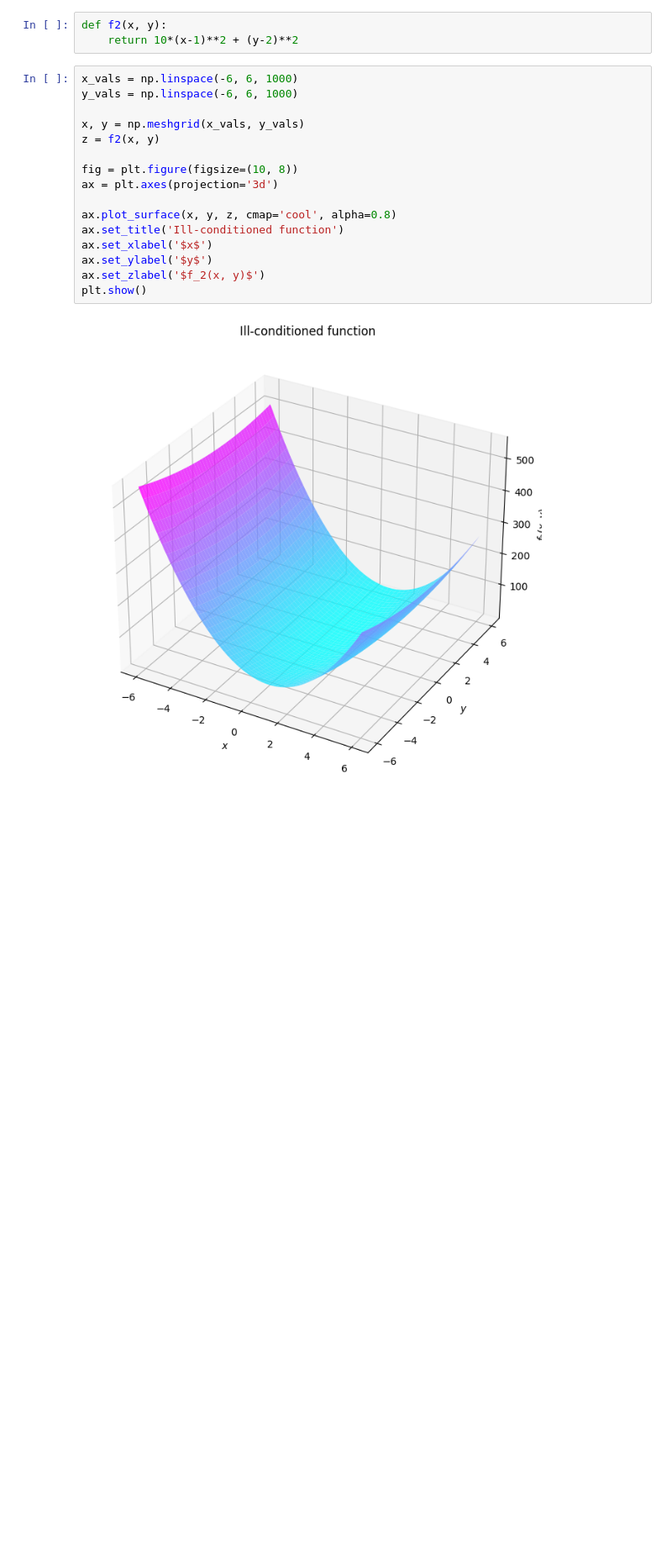
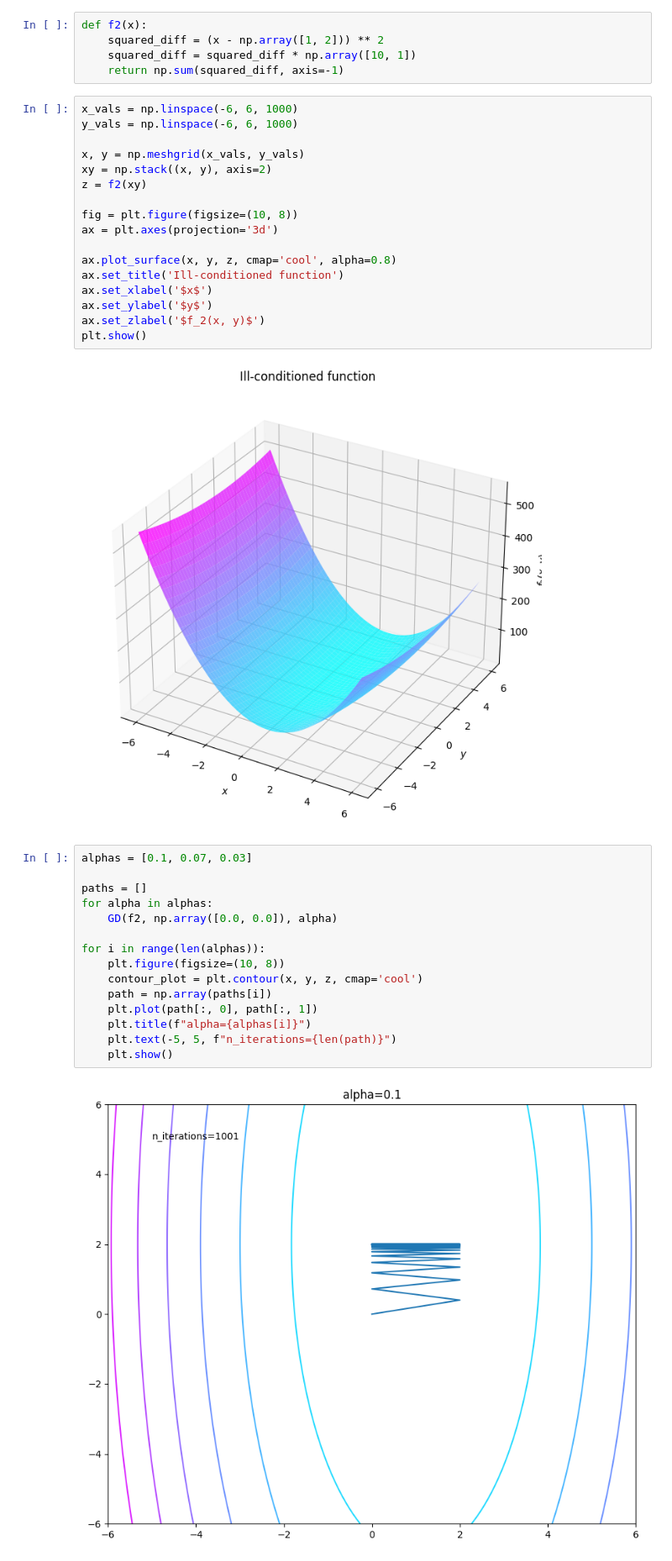
Before and after one commit to SiddharthYadav-v/DS401_Optimization_for_data_science, a Jupyter notebook: Assignment-2/solution.ipynb, the cells around one changed output. Shown at 84% size. Saved outputs shown, nothing was run; the diff lists cells and outputs as text; blank space fills up the shorter version.

```diff
--- a/Assignment-2/solution.ipynb
+++ b/Assignment-2/solution.ipynb
@@ -187,15 +226,18 @@ plt.show()
 # %% [markdown]
 Ill-conditioned function
 $f_2(x, y) = 10(x-1)^2 + (y-2)^2$
-# %%
-def f2(x, y):
-    return 10*(x-1)**2 + (y-2)**2
+# %%
+def f2(x):
+    squared_diff = (x - np.array([1, 2])) ** 2
+    squared_diff = squared_diff * np.array([10, 1])
+    return np.sum(squared_diff, axis=-1)
 # %%
 x_vals = np.linspace(-6, 6, 1000)
 y_vals = np.linspace(-6, 6, 1000)
 
 x, y = np.meshgrid(x_vals, y_vals)
-z = f2(x, y)
+xy = np.stack((x, y), axis=2)
+z = f2(xy)
 
 fig = plt.figure(figsize=(10, 8))
 ax = plt.axes(projection='3d')
@@ -208,3 +250,20 @@ ax.set_zlabel('$f_2(x, y)$')
 plt.show()
 # %% [output]
 [figure]
+# %%
+alphas = [0.1, 0.07, 0.03]
+
+paths = []
+for alpha in alphas:
+    GD(f2, np.array([0.0, 0.0]), alpha)
+
+for i in range(len(alphas)):
+    plt.figure(figsize=(10, 8))
+    contour_plot = plt.contour(x, y, z, cmap='cool')
+    path = np.array(paths[i])
+    plt.plot(path[:, 0], path[:, 1])
+    plt.title(f"alpha={alphas[i]}")
+    plt.text(-5, 5, f"n_iterations={len(path)}")
+    plt.show()
+# %% [output]
+[figure, added]
```
Also changed, not shown: parts of 8 cells of this notebook.
